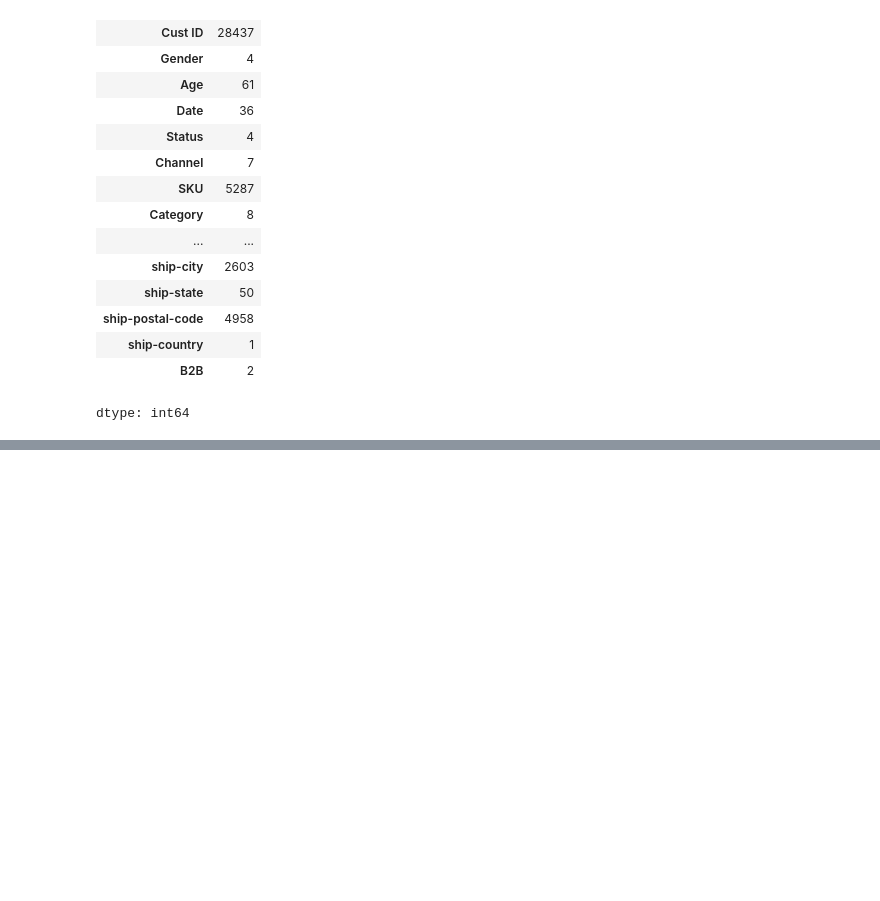
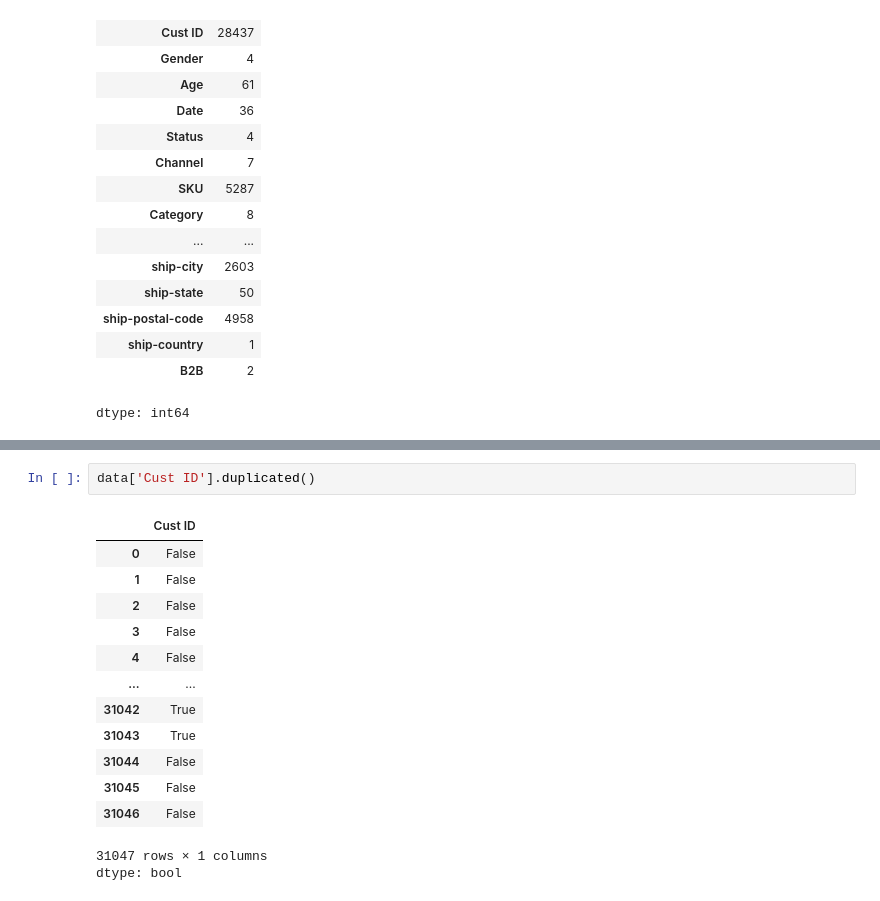
Before and after one commit to Famil7777/d2l-en-colab, a Jupyter notebook: chapter_appendix-tools-for-deep-learning/jupyter.ipynb, the cells around one changed output, grey strips where cells are left out. Saved outputs shown, nothing was run; the diff lists cells and outputs as text; blank space fills up the shorter version.

```diff
--- a/chapter_appendix-tools-for-deep-learning/jupyter.ipynb
+++ b/chapter_appendix-tools-for-deep-learning/jupyter.ipynb
@@ -218,0 +240,17 @@ dtype: int64
+# %%
+data['Cust ID'].duplicated()
+# %% [output]
+|  | Cust ID |
+| 0 | False |
+| 1 | False |
+| 2 | False |
+| 3 | False |
+| 4 | False |
+| ... | ... |
+| 31042 | True |
+| 31043 | True |
+| 31044 | False |
+| 31045 | False |
+| 31046 | False |
+31047 rows × 1 columns
+dtype: bool
```
Also changed, not shown: parts of 7 cells of this notebook.
